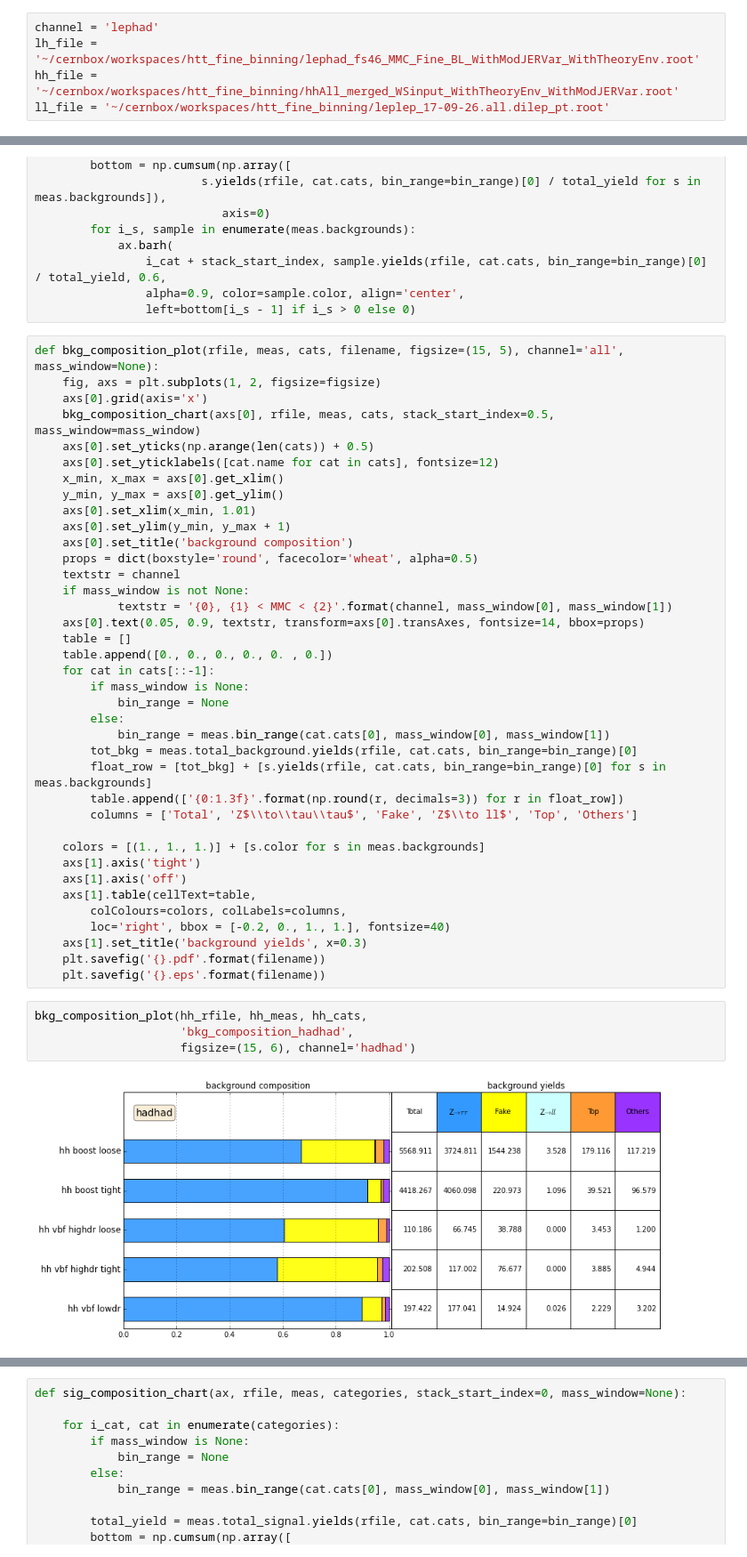
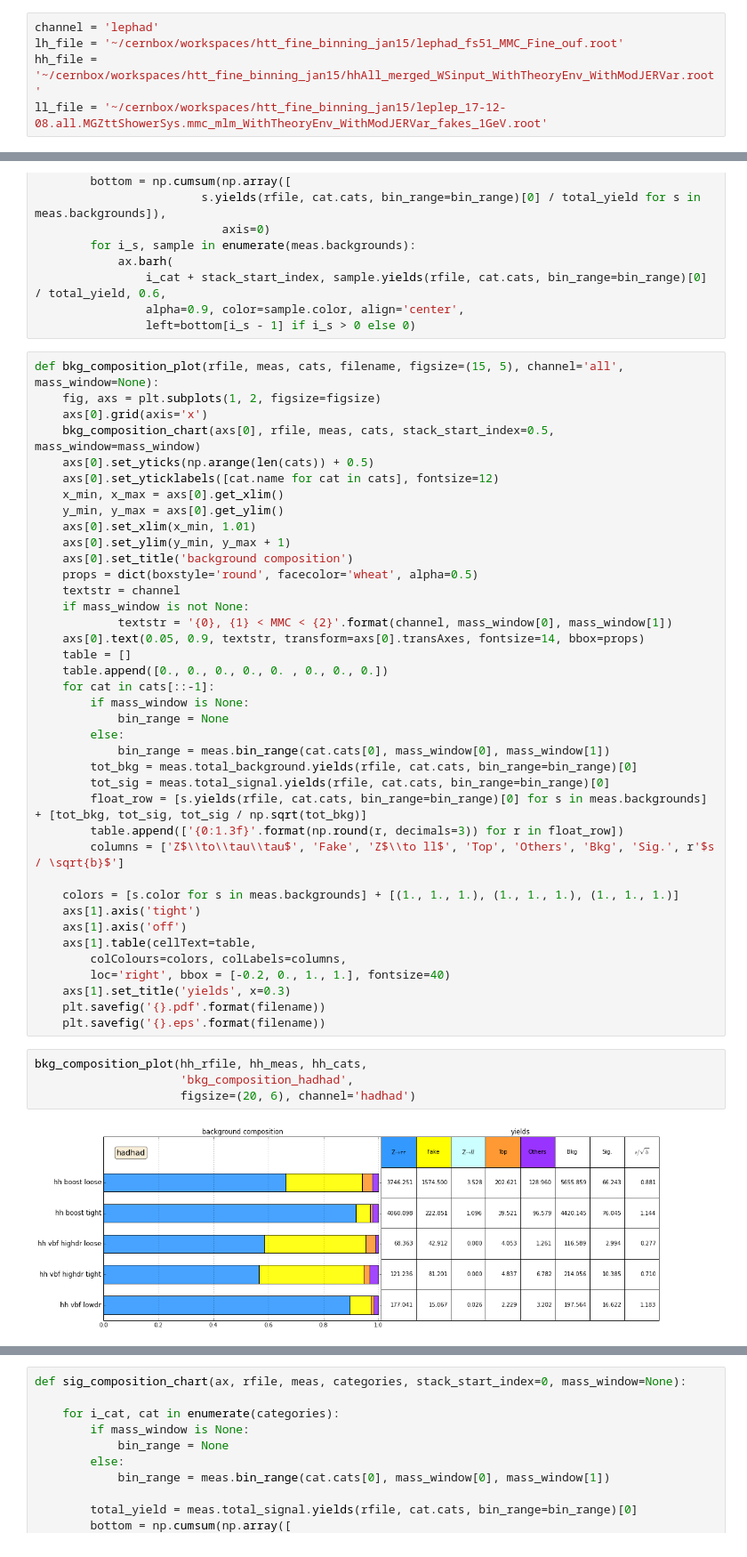
Before and after one commit to qbuat/WsInputInspector, a Jupyter notebook: yields_new.ipynb, the cells around one changed output, grey strips where cells are left out. Shown: that part at 89% size. Drawn from its saved outputs; the diff is of its cells as text.

```diff
--- a/yields_new.ipynb
+++ b/yields_new.ipynb
@@ -17,9 +17,9 @@ Welcome to JupyROOT 6.10/08
 from rootpy.io import root_open
 # %%
 channel = 'lephad'
-lh_file = '~/cernbox/workspaces/htt_fine_binning/lephad_fs46_MMC_Fine_BL_WithModJERVar_WithTheoryEnv.root'
-hh_file = '~/cernbox/workspaces/htt_fine_binning/hhAll_merged_WSinput_WithTheoryEnv_WithModJERVar.root'
-ll_file = '~/cernbox/workspaces/htt_fine_binning/leplep_17-09-26.all.dilep_pt.root'
+lh_file = '~/cernbox/workspaces/htt_fine_binning_jan15/lephad_fs51_MMC_Fine_ouf.root'
+hh_file = '~/cernbox/workspaces/htt_fine_binning_jan15/hhAll_merged_WSinput_WithTheoryEnv_WithModJERVar.root'
+ll_file = '~/cernbox/workspaces/htt_fine_binning_jan15/leplep_17-12-08.all.MGZttShowerSys.mmc_mlm_WithTheoryEnv_WithModJERVar_fakes_1GeV.root'
 # %%
 hh_rfile = root_open(hh_file, 'read')
 lh_rfile = root_open(lh_file, 'read')
@@ -113,32 +113,33 @@ def bkg_composition_plot(rfile, meas, cats, filename, figsize=(15, 5), channel='
             textstr = '{0}, {1} < MMC < {2}'.format(channel, mass_window[0], mass_window[1])
     axs[0].text(0.05, 0.9, textstr, transform=axs[0].transAxes, fontsize=14, bbox=props)
     table = []
-    table.append([0., 0., 0., 0., 0. , 0.])
+    table.append([0., 0., 0., 0., 0. , 0., 0., 0.])
     for cat in cats[::-1]:
         if mass_window is None:
             bin_range = None
         else:
             bin_range = meas.bin_range(cat.cats[0], mass_window[0], mass_window[1])
         tot_bkg = meas.total_background.yields(rfile, cat.cats, bin_range=bin_range)[0]
-        float_row = [tot_bkg] + [s.yields(rfile, cat.cats, bin_range=bin_range)[0] for s in meas.backgrounds]
+        tot_sig = meas.total_signal.yields(rfile, cat.cats, bin_range=bin_range)[0]
+        float_row = [s.yields(rfile, cat.cats, bin_range=bin_range)[0] for s in meas.backgrounds] + [tot_bkg, tot_sig, tot_sig / np.sqrt(tot_bkg)]
         table.append(['{0:1.3f}'.format(np.round(r, decimals=3)) for r in float_row])
-        columns = ['Total', 'Z$\\to\\tau\\tau$', 'Fake', 'Z$\\to ll$', 'Top', 'Others']
+        columns = ['Z$\\to\\tau\\tau$', 'Fake', 'Z$\\to ll$', 'Top', 'Others', 'Bkg', 'Sig.', r'$s / \sqrt{b}$']
 
-    colors = [(1., 1., 1.)] + [s.color for s in meas.backgrounds]
+    colors = [s.color for s in meas.backgrounds] + [(1., 1., 1.), (1., 1., 1.), (1., 1., 1.)]
     axs[1].axis('tight')
     axs[1].axis('off')
     axs[1].table(cellText=table,
         colColours=colors, colLabels=columns,
         loc='right', bbox = [-0.2, 0., 1., 1.], fontsize=40)
-    axs[1].set_title('background yields', x=0.3)
+    axs[1].set_title('yields', x=0.3)
     plt.savefig('{}.pdf'.format(filename))
     plt.savefig('{}.eps'.format(filename))
 # %%
 bkg_composition_plot(hh_rfile, hh_meas, hh_cats,
                      'bkg_composition_hadhad',
-                     figsize=(15, 6), channel='hadhad')
+                     figsize=(20, 6), channel='hadhad')
 # %% [output]
-[figure, old version]
+[figure, new version]
 # %%
 bkg_composition_plot(hh_rfile, hh_meas, hh_cats,
                      'bkg_composition_hadhad_mass_window',
```
Also changed, not shown: parts of 10 cells of this notebook, 3 other files.
